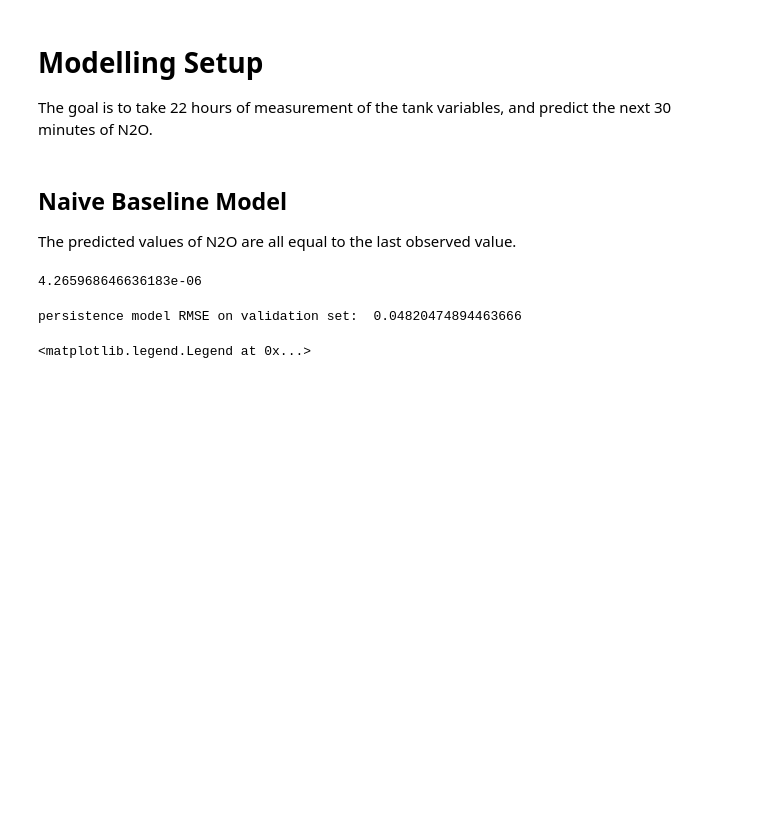
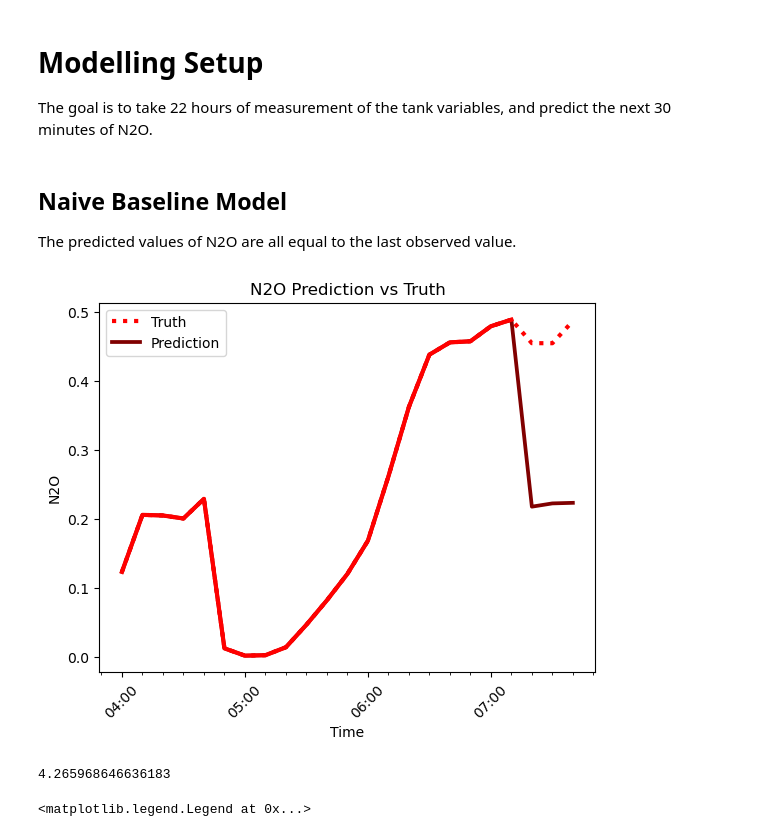
Before and after one commit to AmritpalSNijjar/wastewater_forecasting, a Jupyter notebook: notebooks/baselines.ipynb, the cells around one changed output. Cells and saved outputs as stored; diff of their text form; code cells hidden in the pictures; blank space fills up the shorter version.

Commit message:
refactored rolling mean. created function for easier model plotting.

```diff
--- a/notebooks/baselines.ipynb
+++ b/notebooks/baselines.ipynb
@@ -113,15 +172,48 @@ def plot_pred(model, datapoint, output_path = None):
+# %%
+def plot_pred(model, datapoint, output_path = None):
+
+    current_time = datapoint.index[0]
+
+    n_past = 20
+    n_future = 2
+
+    time_array = pd.date_range(end = current_time + pd.Timedelta(minutes=n_future*10), periods=n_past + 1 + n_future, freq='10min')
+
+    truth_upto = datapoint[[f'N2O_lag{lag}' for lag in range(20, 0, -1)]].to_numpy()[0]
+    truth_to_compare = datapoint[['N2O', 'N2O_lead1', 'N2O_lead2']].to_numpy()[0]
+    pred = model.predict(datapoint).to_numpy()[0]
+
+    plt.plot(time_array, np.concatenate((truth_upto, truth_to_compare)), linestyle=':', color = 'r', linewidth = 3, label = 'Truth')
+    plt.plot(time_array, np.concatenate((truth_upto, pred)), color = 'maroon', linewidth = 2.7, label = 'Prediction')
+    plt.plot(time_array[:20], truth_upto, color = 'r',linewidth = 3)
+    plt.legend()
+
+    plt.gca().xaxis.set_major_formatter(mdates.DateFormatter('%H:%M'))
+    plt.gca().xaxis.set_major_locator(mdates.HourLocator())
+    plt.gca().xaxis.set_minor_locator(mdates.MinuteLocator(byminute=range(0,60,10)))
+    plt.xticks(rotation=45)
+    plt.xlabel('Time')
+    plt.ylabel('N2O') # add units
+    plt.title('N2O Prediction vs Truth')
+    plt.legend()
+
+    if output_path:
+        pass
+# %%
+naive = NaiveRollingMean(20)
+dp = train_df.iloc[[30]]
+
+plot_pred(naive, dp)
+# %% [output]
+[figure, added]
 # %%
 naive = NaivePersistence()
 # %%
 errors_arr = model_eval(naive)
 # %%
-np.mean(errors_arr)
+np.mean(errors_arr)*1e6
 # %% [output]
-4.265968646636183e-06
+4.265968646636183
-# %%
-print("persistence model RMSE on validation set: ", RMSE_persistence(val_df))
-# %% [output]
-persistence model RMSE on validation set:  0.04820474894463666
 # %%
 plot_test_TRUTH = val_df[600:600 + 25]['N2O'].to_numpy()
 plot_test_baseline_pred = np.concatenate((plot_test_TRUTH[:-LEN_PRED_HORIZON], naive_persistence(plot_test_TRUTH[:-LEN_PRED_HORIZON])))
```
Also changed, not shown: parts of 3 cells of this notebook.
